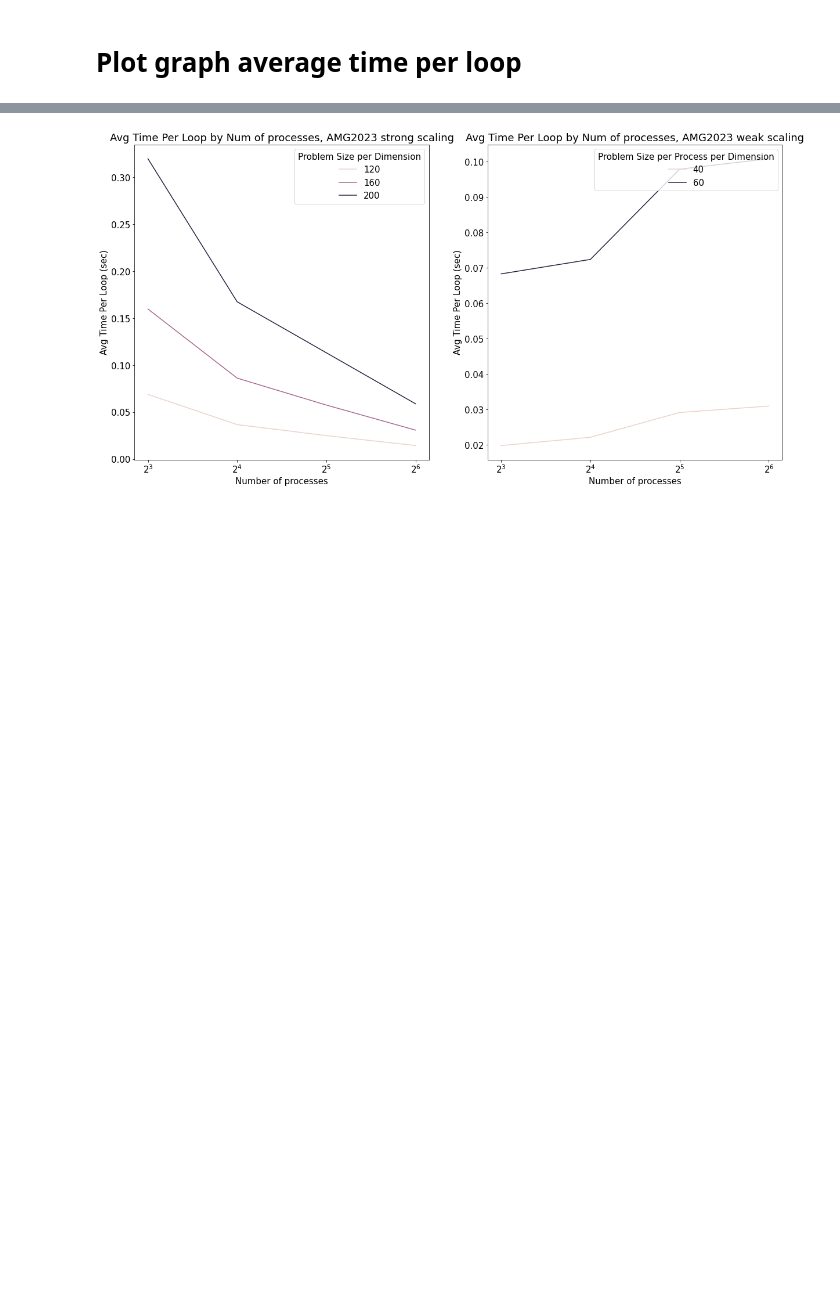
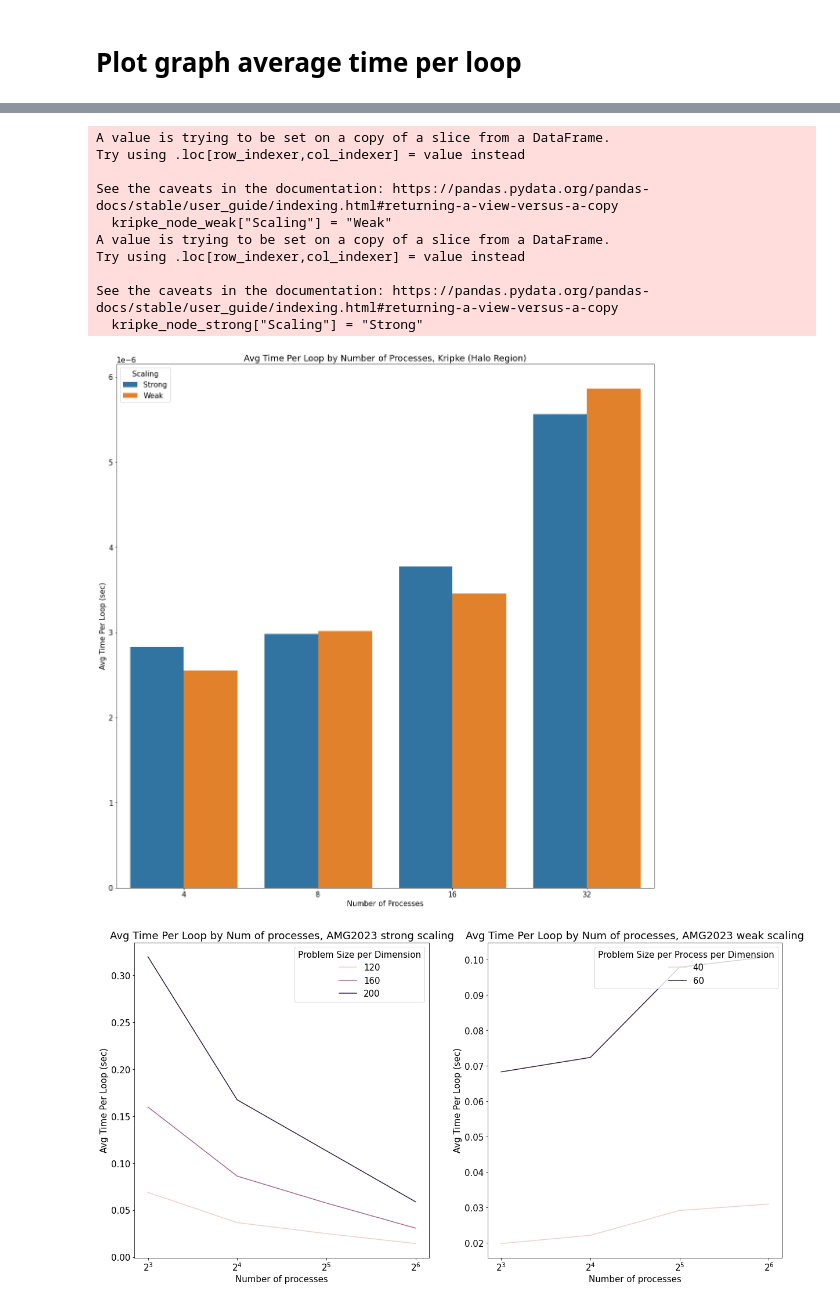
Before and after one commit to gracenansamba/BenchParkAnalysis, a Jupyter notebook: benchpark_analysis_new.ipynb, the cells around one changed output, grey strips where cells are left out. Saved outputs shown, nothing was run; the diff lists cells and outputs as text; code cells hidden in the pictures; blank space fills up the shorter version.

```diff
--- a/benchpark_analysis_new.ipynb
+++ b/benchpark_analysis_new.ipynb
@@ -357,3 +572,57 @@ fig.savefig("Avg Time Per Loop Kripke.png", facecolor='white', transparent=False
+# %%
+import seaborn as sns
+import matplotlib.pyplot as plt
+import pandas as pd
+
+plt.rcParams.update({'font.size': 15})
+
+# Filtering and labeling the datasets
+kripke_node_weak = filtered_tk_kripke_weak.dataframe.loc[
+    filtered_tk_kripke_weak.get_node("halo_exchange")
+]
+kripke_node_weak["Scaling"] = "Weak"
+
+kripke_node_strong = filtered_tk_kripke.dataframe.loc[
+    filtered_tk_kripke.get_node("halo_exchange")
+]
+kripke_node_strong["Scaling"] = "Strong"
+
+# Combine the filtered datasets
+combined_data = pd.concat([kripke_node_strong, kripke_node_weak])
+
+# Plotting combined data
+fig, ax = plt.subplots(figsize=(20, 20))
+
+sns.barplot(
+    data=combined_data,
+    x="mpi.world.size",
+    y="Avg Time Per Loop",
+    hue="Scaling",
+    ax=ax
+)
+
+# Set titles and labels
+ax.set_title("Avg Time Per Loop by Number of Processes, Kripke (Halo Region)")
+ax.set_xlabel("Number of Processes")
+ax.set_ylabel("Avg Time Per Loop (sec)")
+
+# Display the plot
+plt.show()
+
+# Save the plot
+fig.savefig("Avg_Time_Per_Loop_Kripke_Halo_Combined.png", facecolor="white", transparent=False)
+# %% [output]
+A value is trying to be set on a copy of a slice from a DataFrame.
+Try using .loc[row_indexer,col_indexer] = value instead
+
+See the caveats in the documentation: https://pandas.pydata.org/pandas-docs/stable/user_guide/indexing.html#returning-a-view-versus-a-copy
+  kripke_node_weak["Scaling"] = "Weak"
+A value is trying to be set on a copy of a slice from a DataFrame.
+Try using .loc[row_indexer,col_indexer] = value instead
+
+See the caveats in the documentation: https://pandas.pydata.org/pandas-docs/stable/user_guide/indexing.html#returning-a-view-versus-a-copy
+  kripke_node_strong["Scaling"] = "Strong"
+[figure, added]
 # %%
 import seaborn as sns
 import matplotlib.pyplot as plt
```
Also changed, not shown: parts of 61 cells of this notebook.
